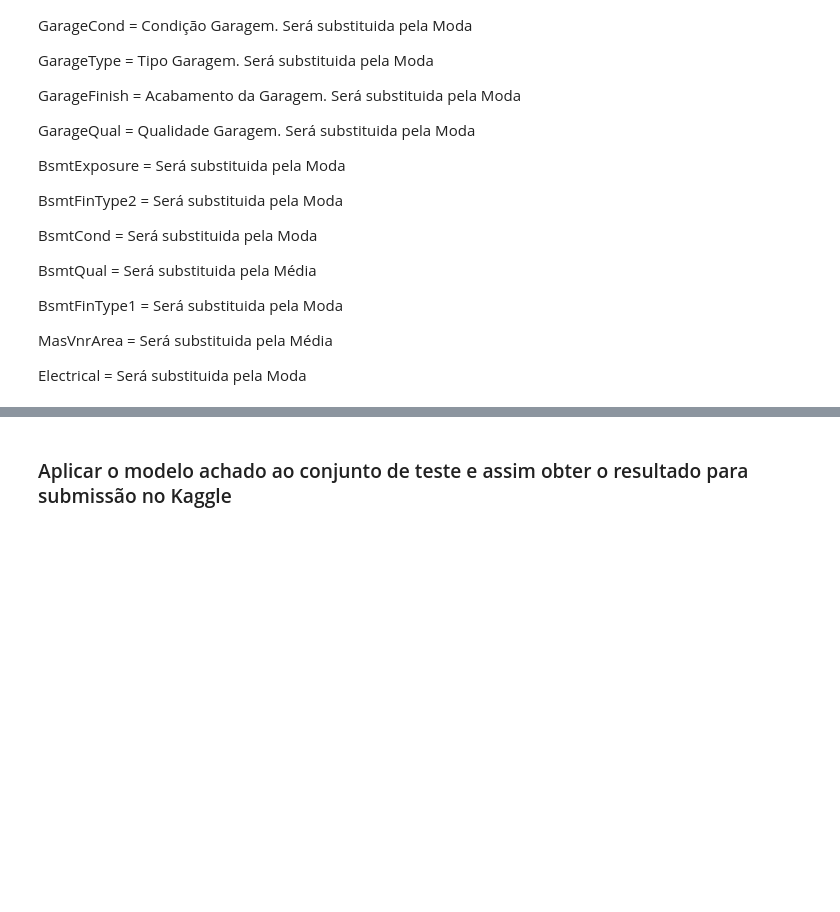
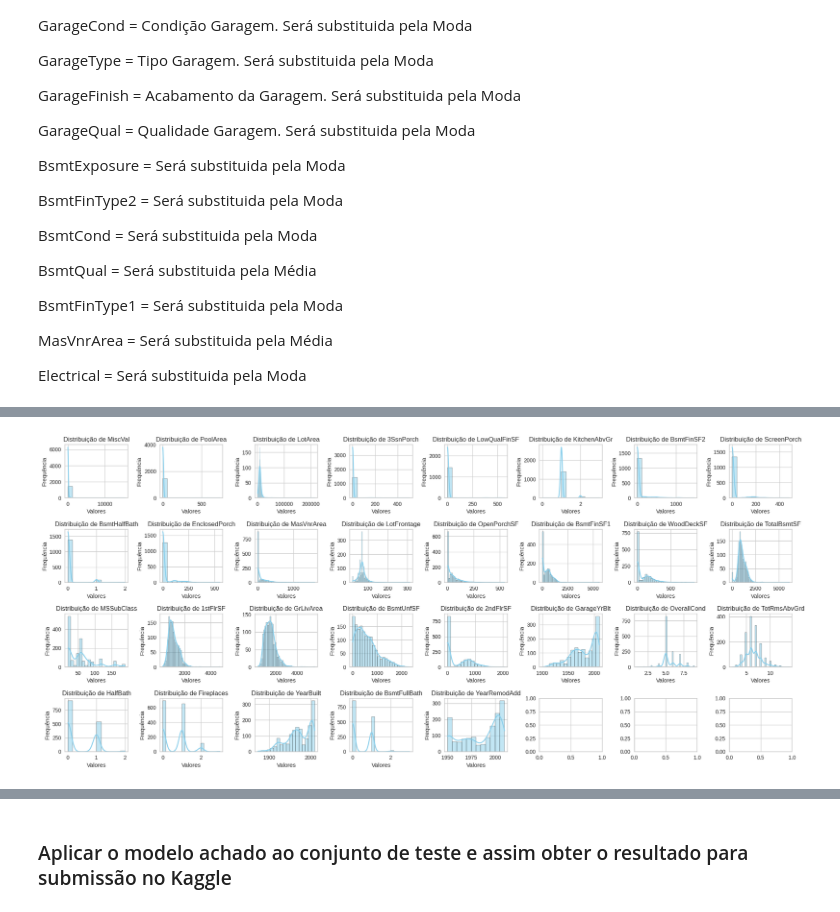
Before and after one commit to viniciusvianavieira/houses_prices_kaggle, a Jupyter notebook: prices.ipynb, the cells around one changed output, grey strips where cells are left out. Drawn from its saved outputs; the diff is of its cells as text; code cells hidden in the pictures; blank space fills up the shorter version.

```diff
--- a/prices.ipynb
+++ b/prices.ipynb
@@ -343,0 +401,12 @@ display(train[numerics_columns].head())
+# %%
+#Vamos considerar valores de "skew" acima de 0.5, como valores assimétricos, ou seja, estes que devem ser tratados. Mas no final, não importa se é menor que -0.5 ou +0.5. Pois isso só informa a direção da distribuição, então vamos fazer para os valores absolutos desta distribuição
+def skewness_metrics(dataframe, colunas):
+    skew_df = pd.DataFrame(dataframe[colunas].columns, columns=["Columns"])
+    skew_df["skew"] = skew_df["Columns"].apply(lambda column: abs(skew(dataframe[column])))
+    filter_skew = skew_df.query("skew > 0.5").sort_values(by="skew", ascending=False, ignore_index=True)
+    filter_skew = filter_skew[~filter_skew["Columns"].isin(["MoSold_cos", "MoSold_sin"])]
+
+    return filter_skew
+
+filter_skew_train = skewness_metrics(train, numerics_columns)
+filter_skew_train
@@ -343,0 +431,22 @@ display(train[numerics_columns].head())
+# %%
+def plot_mult_graphs(dataframe, column):
+
+    num_plots = len(dataframe[column])
+    num_linhas = 4
+    fig, axs = plt.subplots(num_linhas, 8, figsize=(20, 9))
+    axs = axs.ravel()
+
+    # Plotando histogramas para cada coluna
+    for i, coluna in enumerate(dataframe[column]):
+        sns.histplot(train[coluna], kde=True, ax=axs[i], color='skyblue')
+        axs[i].set_title(f'Distribuição de {coluna}')
+        axs[i].set_xlabel('Valores')
+        axs[i].set_ylabel('Frequência')
+
+    # Ajustando layout
+    plt.tight_layout()
+    plt.show()
+
+plot_mult_graphs(filter_skew_train, "Columns")
+# %% [output]
+[figure, added]
```
Also changed, not shown: parts of 47 cells of this notebook, 4 other files.
